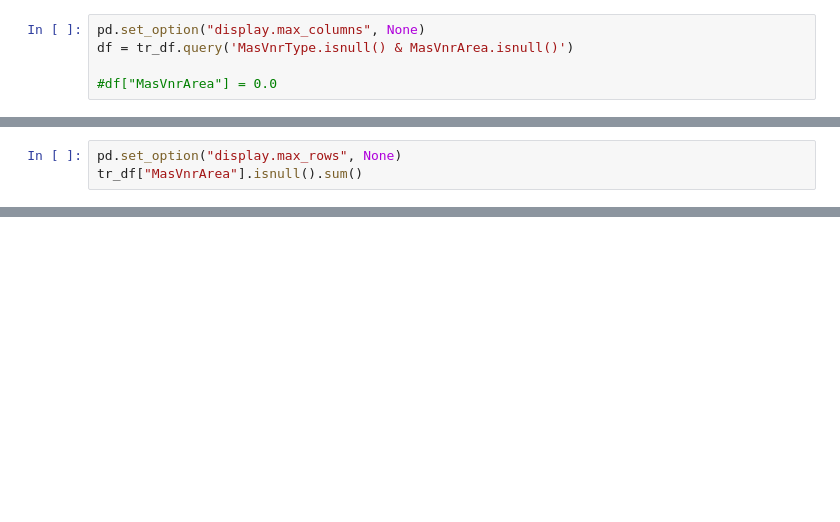
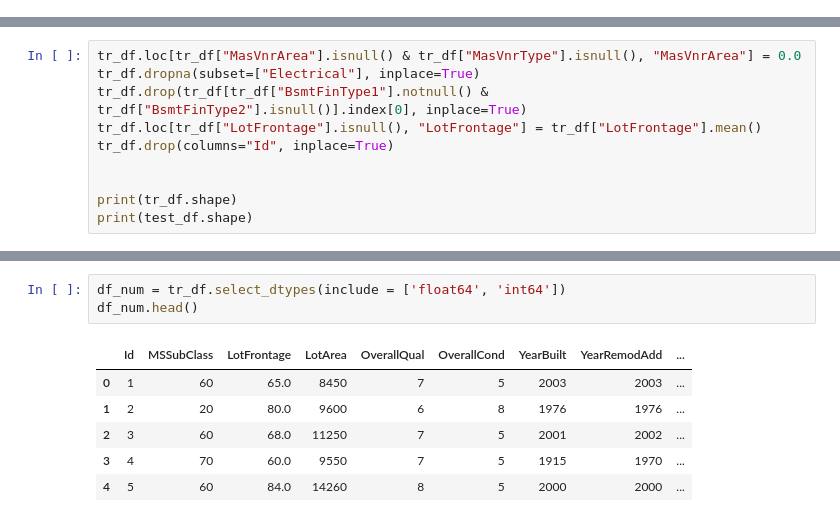
Before and after one commit to tomislavrekic/MLOps-Testing, a Jupyter notebook: src/houses.ipynb, the cells around one changed output, grey strips where cells are left out. Drawn from its saved outputs; the diff is of its cells as text; blank space fills up the shorter version.

```diff
--- a/src/houses.ipynb
+++ b/src/houses.ipynb
@@ -20,5 +20,0 @@ print(test_df.shape)
-# %%
-pd.set_option("display.max_columns", None)
-df = tr_df.query('MasVnrType.isnull() & MasVnrArea.isnull()')
-
-#df["MasVnrArea"] = 0.0
@@ -27,3 +20,0 @@ tr_df.loc[tr_df["MasVnrArea"].isnull() & tr_df["MasVnrType"].isnull(), "MasVnrAr
-# %%
-pd.set_option("display.max_rows", None)
-tr_df["MasVnrArea"].isnull().sum()
@@ -37,0 +21,10 @@ tr_df["Electrical"].isnull().sum()
+# %%
+tr_df.loc[tr_df["MasVnrArea"].isnull() & tr_df["MasVnrType"].isnull(), "MasVnrArea"] = 0.0
+tr_df.dropna(subset=["Electrical"], inplace=True)
+tr_df.drop(tr_df[tr_df["BsmtFinType1"].notnull() & tr_df["BsmtFinType2"].isnull()].index[0], inplace=True)
+tr_df.loc[tr_df["LotFrontage"].isnull(), "LotFrontage"] = tr_df["LotFrontage"].mean()
+tr_df.drop(columns="Id", inplace=True)
+
+
+print(tr_df.shape)
+print(test_df.shape)
@@ -62,0 +230,10 @@ import sklearn
+# %%
+df_num = tr_df.select_dtypes(include = ['float64', 'int64'])
+df_num.head()
+# %% [output]
+|  | Id | MSSubClass | LotFrontage | LotArea | OverallQual | OverallCond | YearBuilt | YearRemodAdd | ... |
+| 0 | 1 | 60 | 65.0 | 8450 | 7 | 5 | 2003 | 2003 | ... |
+| 1 | 2 | 20 | 80.0 | 9600 | 6 | 8 | 1976 | 1976 | ... |
+| 2 | 3 | 60 | 68.0 | 11250 | 7 | 5 | 2001 | 2002 | ... |
+| 3 | 4 | 70 | 60.0 | 9550 | 7 | 5 | 1915 | 1970 | ... |
+| 4 | 5 | 60 | 84.0 | 14260 | 8 | 5 | 2000 | 2000 | ... |
```
Also changed, not shown: parts of 19 cells of this notebook.
